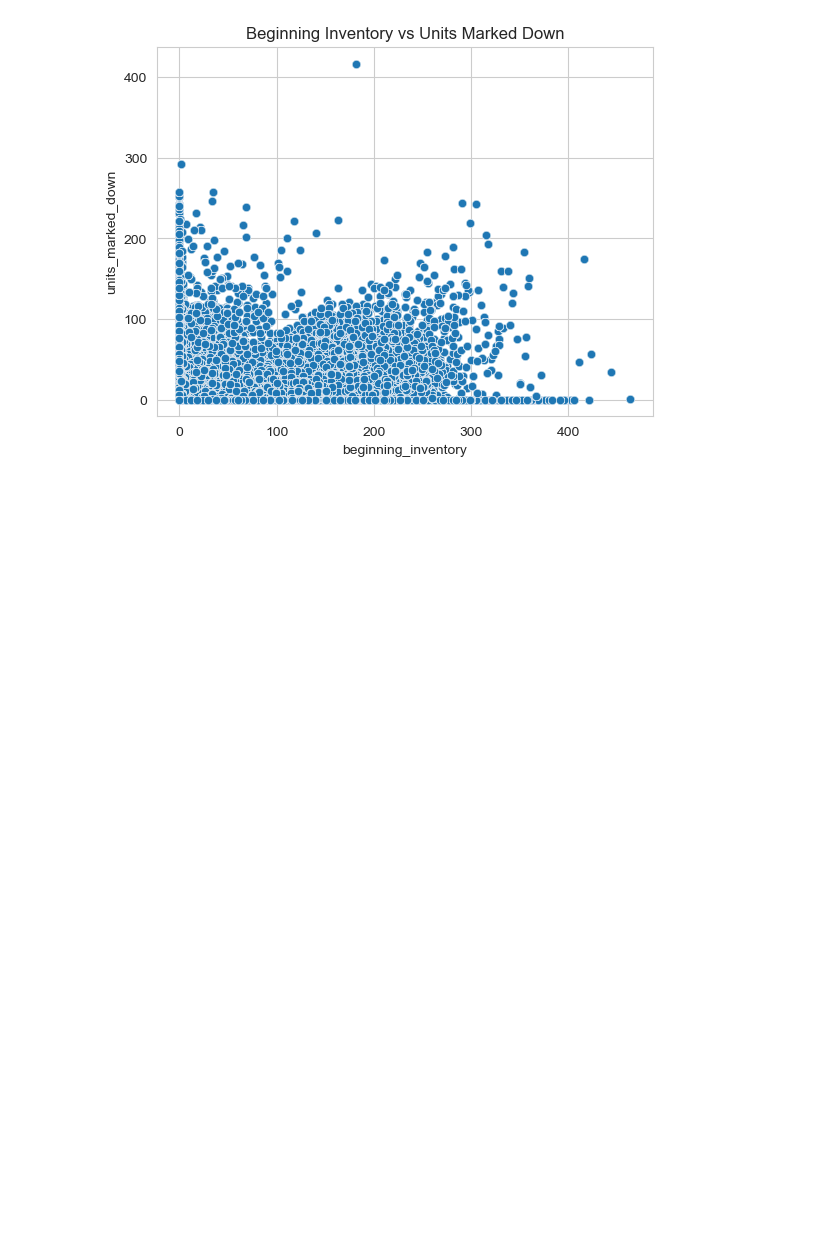
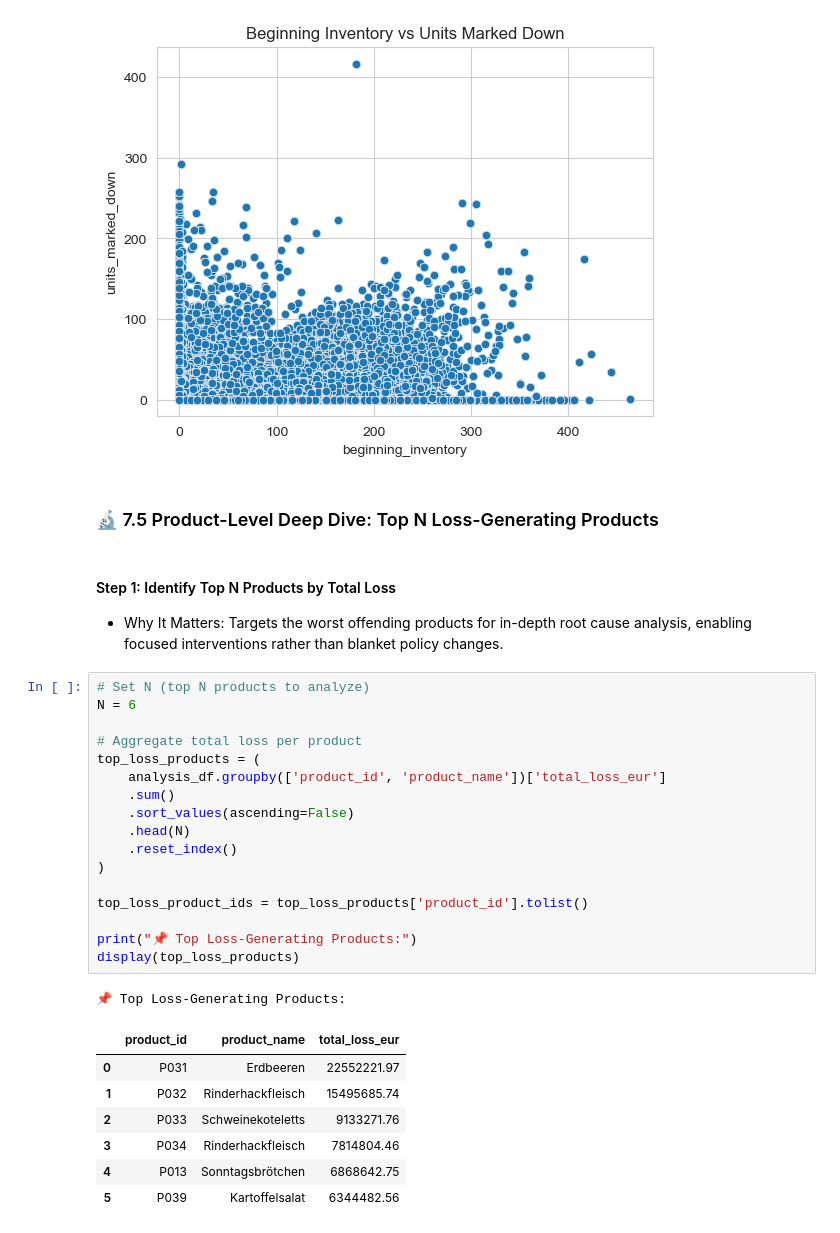
Before and after one commit to Godwin-Oti/Expiry-Loss-Minimization-Project, a Jupyter notebook: FrischMarkt Expiry Loss Analysis Notebook.ipynb, the cells around one changed output. Cells and saved outputs as stored; diff of their text form; blank space fills up the shorter version.

```diff
--- a/FrischMarkt Expiry Loss Analysis Notebook.ipynb
+++ b/FrischMarkt Expiry Loss Analysis Notebook.ipynb
@@ -284,3 +284,36 @@ plt.show()
 # %% [output]
 [figure]
 [figure]
+# %% [markdown]
+### 🔬 7.5 Product-Level Deep Dive: Top N Loss-Generating Products
+# %% [markdown]
+#### Step 1: Identify Top N Products by Total Loss
+
+* Why It Matters:
+Targets the worst offending products for in-depth root cause analysis, enabling focused interventions rather than blanket policy changes.
+# %%
+# Set N (top N products to analyze)
+N = 6
+
+# Aggregate total loss per product
+top_loss_products = (
+    analysis_df.groupby(['product_id', 'product_name'])['total_loss_eur']
+    .sum()
+    .sort_values(ascending=False)
+    .head(N)
+    .reset_index()
+)
+
+top_loss_product_ids = top_loss_products['product_id'].tolist()
+
+print("📌 Top Loss-Generating Products:")
+display(top_loss_products)
+# %% [output]
+📌 Top Loss-Generating Products:
+|  | product_id | product_name | total_loss_eur |
+| 0 | P031 | Erdbeeren | 22552221.97 |
+| 1 | P032 | Rinderhackfleisch | 15495685.74 |
+| 2 | P033 | Schweinekoteletts | 9133271.76 |
+| 3 | P034 | Rinderhackfleisch | 7814804.46 |
+| 4 | P013 | Sonntagsbrötchen | 6868642.75 |
+| 5 | P039 | Kartoffelsalat | 6344482.56 |
```
Also changed, not shown: parts of 6 cells of this notebook, 1 other file.
